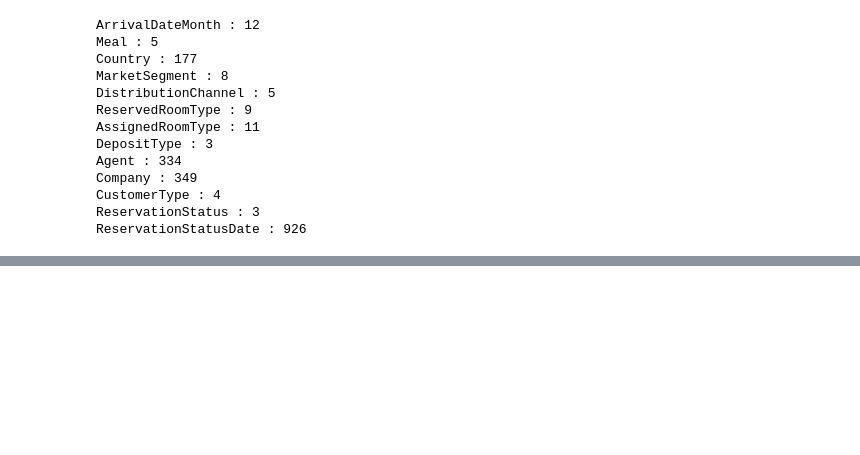
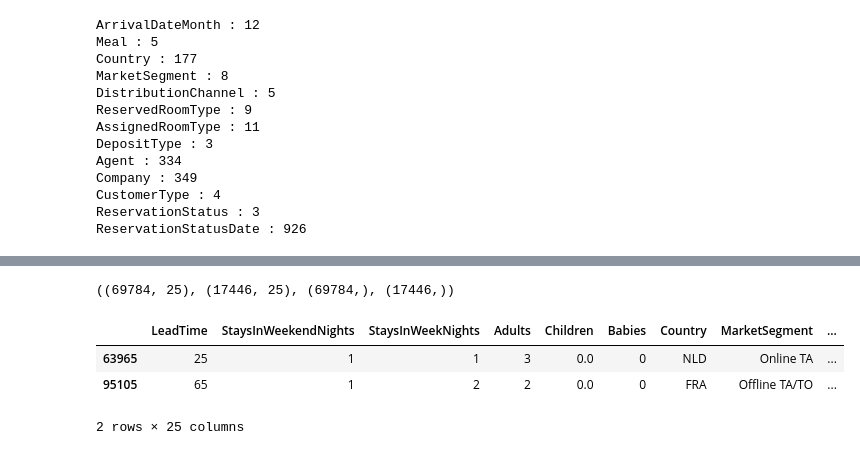
Before and after one commit to prabhjeetsinghk/Hotel-Cancellation-Prediction, a Jupyter notebook: Code/NeuralNetworkModel.ipynb, the cells around one changed output, grey strips where cells are left out. Drawn from its saved outputs; the diff is of its cells as text; code cells hidden in the pictures; blank space fills up the shorter version.

```diff
--- a/Code/NeuralNetworkModel.ipynb
+++ b/Code/NeuralNetworkModel.ipynb
@@ -186,0 +265,2 @@ ReservationStatusDate : 926
+# %%
+df1.drop(['Company'], axis=1, inplace=True)
@@ -186,0 +306,2 @@ ReservationStatusDate : 926
+# %%
+df1.drop(['Agent','Meal'], axis=1, inplace=True)
@@ -186,0 +372,12 @@ ReservationStatusDate : 926
+# %%
+X_train.shape, X_test.shape, y_train.shape, y_test.shape
+# %% [output]
+((69784, 25), (17446, 25), (69784,), (17446,))
+# %%
+X_train.columns
+X_train.head(2)
+# %% [output]
+|  | LeadTime | StaysInWeekendNights | StaysInWeekNights | Adults | Children | Babies | Country | MarketSegment | ... |
+| 63965 | 25 | 1 | 1 | 3 | 0.0 | 0 | NLD | Online TA | ... |
+| 95105 | 65 | 1 | 2 | 2 | 0.0 | 0 | FRA | Offline TA/TO | ... |
+2 rows × 25 columns
```
Also changed, not shown: parts of 34 cells of this notebook.
